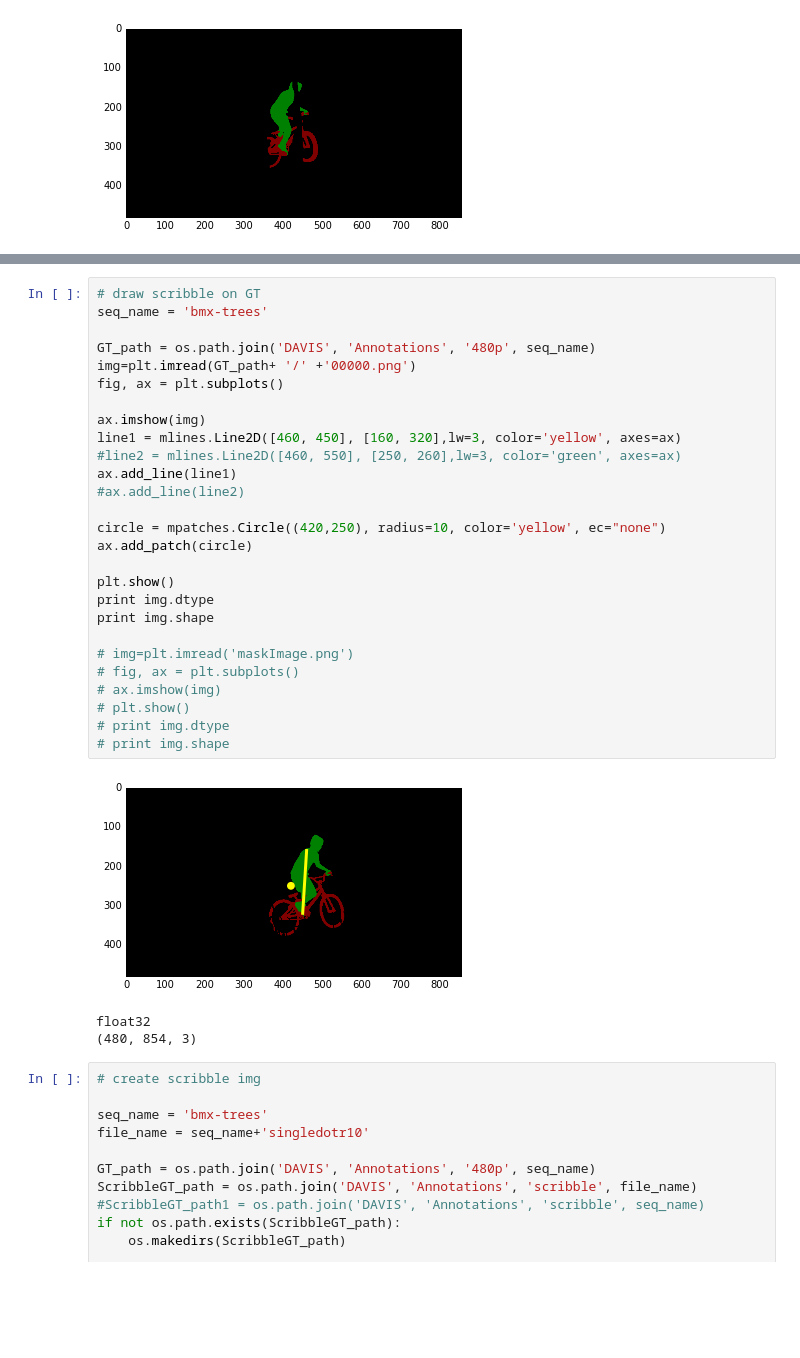
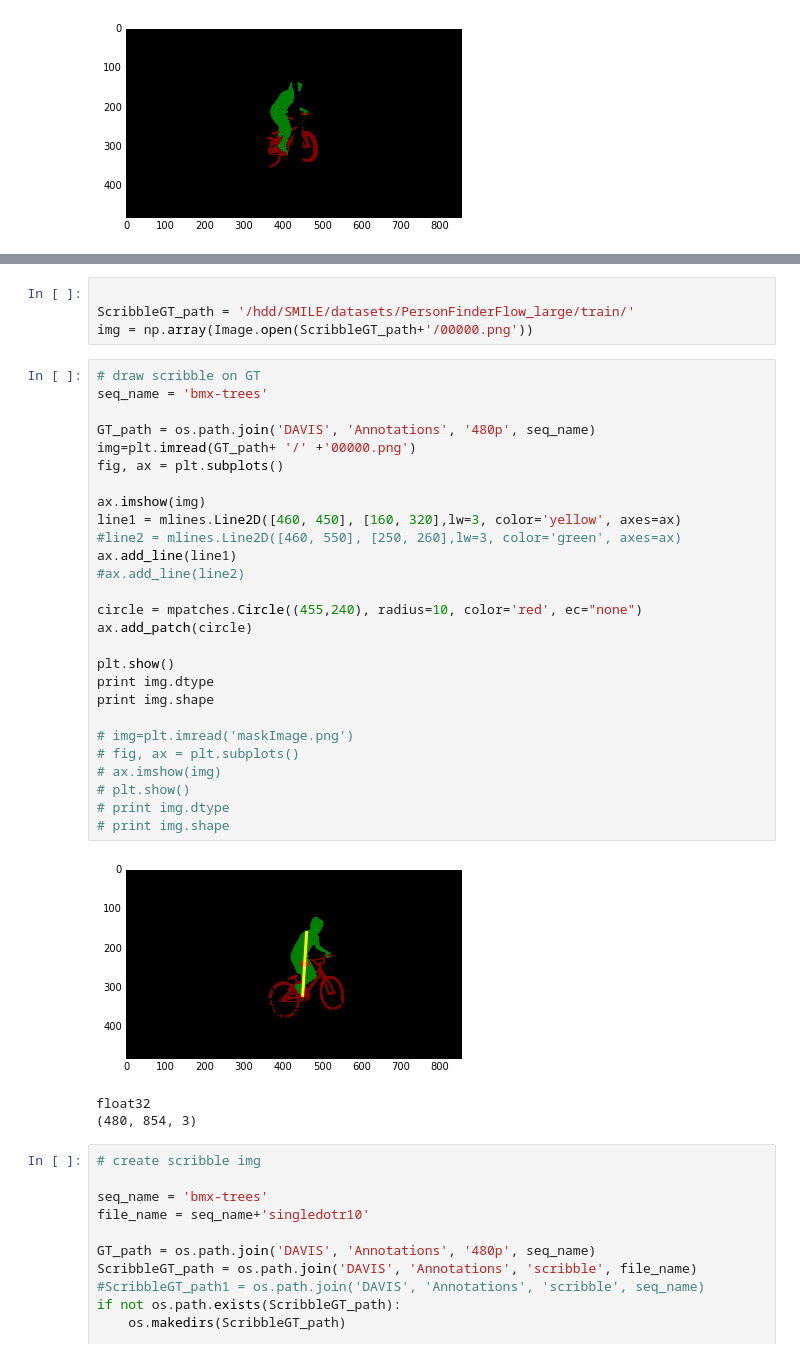
Before and after one commit to peteryej/OSVOS-Interactive, a Jupyter notebook: GenerateScribbleGT.ipynb, the cells around one changed output, grey strips where cells are left out. Cells and saved outputs as stored; diff of their text form; blank space fills up the shorter version.

```diff
--- a/GenerateScribbleGT.ipynb
+++ b/GenerateScribbleGT.ipynb
@@ -117,32 +119,36 @@ uint8
+# %%
+
+ScribbleGT_path = '/hdd/SMILE/datasets/PersonFinderFlow_large/train/'
+img = np.array(Image.open(ScribbleGT_path+'/00000.png'))
 # %%
 # draw scribble on GT
 seq_name = 'bmx-trees'
 
 GT_path = os.path.join('DAVIS', 'Annotations', '480p', seq_name)
 img=plt.imread(GT_path+ '/' +'00000.png')
 fig, ax = plt.subplots()
 
 ax.imshow(img)
 line1 = mlines.Line2D([460, 450], [160, 320],lw=3, color='yellow', axes=ax)
 #line2 = mlines.Line2D([460, 550], [250, 260],lw=3, color='green', axes=ax)
 ax.add_line(line1)
 #ax.add_line(line2)
 
-circle = mpatches.Circle((420,250), radius=10, color='yellow', ec="none")
+circle = mpatches.Circle((455,240), radius=10, color='red', ec="none")
 ax.add_patch(circle)
 
 plt.show()
 print img.dtype
 print img.shape
 
 # img=plt.imread('maskImage.png')
 # fig, ax = plt.subplots()
 # ax.imshow(img)
 # plt.show()
 # print img.dtype
 # print img.shape
 # %% [output]
-[figure, old version]
+[figure, new version]
 float32
 (480, 854, 3)
 # %%
```
Also changed, not shown: parts of 2 cells of this notebook, 2 other files.
